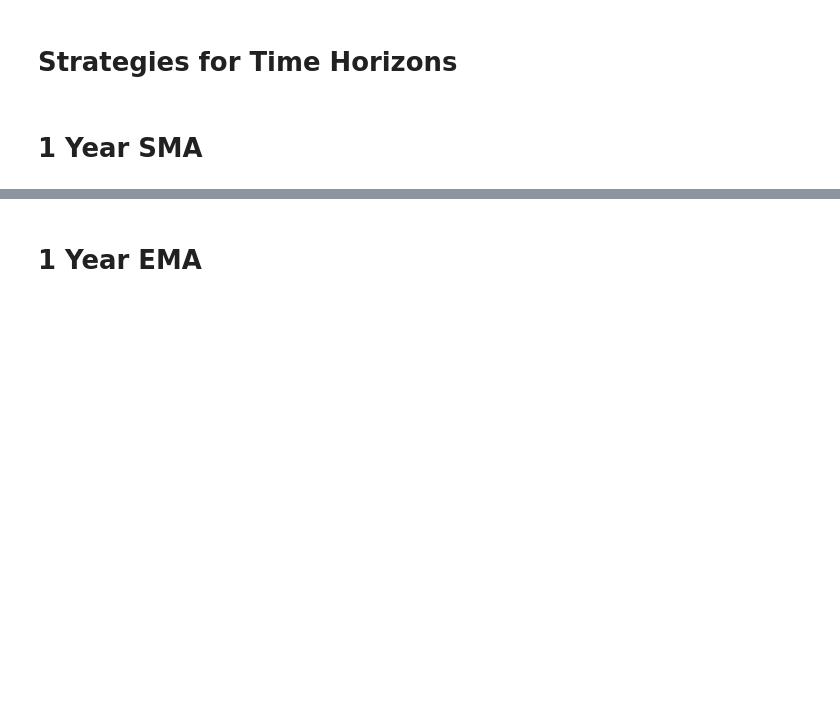
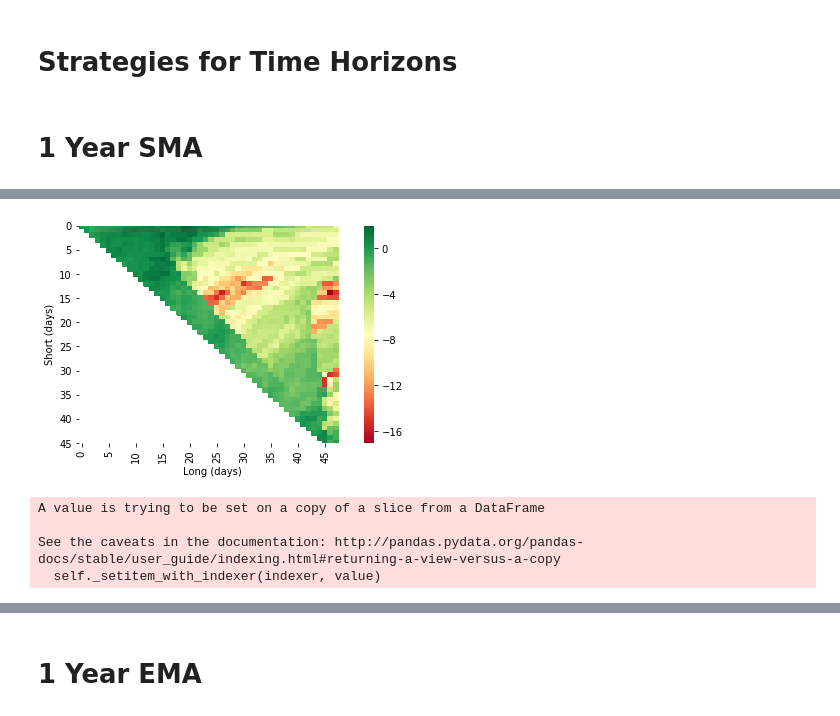
Before and after one commit to Globe-Research/bittrends, a Jupyter notebook: S&P 500 Time Horizons.ipynb, the cells around one changed output, grey strips where cells are left out. Drawn from its saved outputs; the diff is of its cells as text; code cells hidden in the pictures; blank space fills up the shorter version.

Commit message:
Updated S&P 500 time horizon analysis

```diff
--- a/S&P 500 Time Horizons.ipynb
+++ b/S&P 500 Time Horizons.ipynb
@@ -53,8 +53,8 @@ def SMA(values,n):
 # %%
 class SmaCross(Strategy):
 
-    n1 = 50
-    n2 = 200
+    n1 = 1
+    n2 = 21
 
     def init(self):
         # Precompute two moving averages
@@ -183,0 +161,3 @@ dtype: object
+# %%
+bt = Backtest(yr1,SmaCross,cash=10000)
+data, heat = bt.optimize('Sharpe Ratio',n1=range(1,50),n2=range(1,50),constraint=lambda p: p.n1<p.n2,return_heatmap=True)
@@ -183,0 +186,15 @@ dtype: object
+# %%
+heat.index.names = [r'Short (days)',r'Long (days)']
+# %%
+hh = heat*np.sqrt(12)
+# %%
+hh.sort_values()
+hmap_sma = hh.groupby([r'Short (days)',r'Long (days)']).mean().unstack()
+ax = sns.heatmap(hmap_sma,cmap='RdYlGn',xticklabels=list(range(0,50)),yticklabels=list(range(0,50)))
+ax.set_xticks(ax.get_xticks()[::5])
+ax.set_xticklabels(list(range(0,50))[::5])
+ax.set_yticks(ax.get_yticks()[::5])
+ax.set_yticklabels(list(range(0,50))[::5])
+fig = ax.get_figure()
+# %% [output]
+[figure, added]
@@ -183,0 +204,9 @@ dtype: object
+# %%
+rr = bt.run()._trade_data
+rr['P/L'].iloc[0] = 0
+rr['P/L'] = rr['P/L'].interpolate(method='time')
+# %% [output]
+A value is trying to be set on a copy of a slice from a DataFrame
+
+See the caveats in the documentation: http://pandas.pydata.org/pandas-docs/stable/user_guide/indexing.html#returning-a-view-versus-a-copy
+  self._setitem_with_indexer(indexer, value)
```
Also changed, not shown: parts of 40 cells of this notebook.
